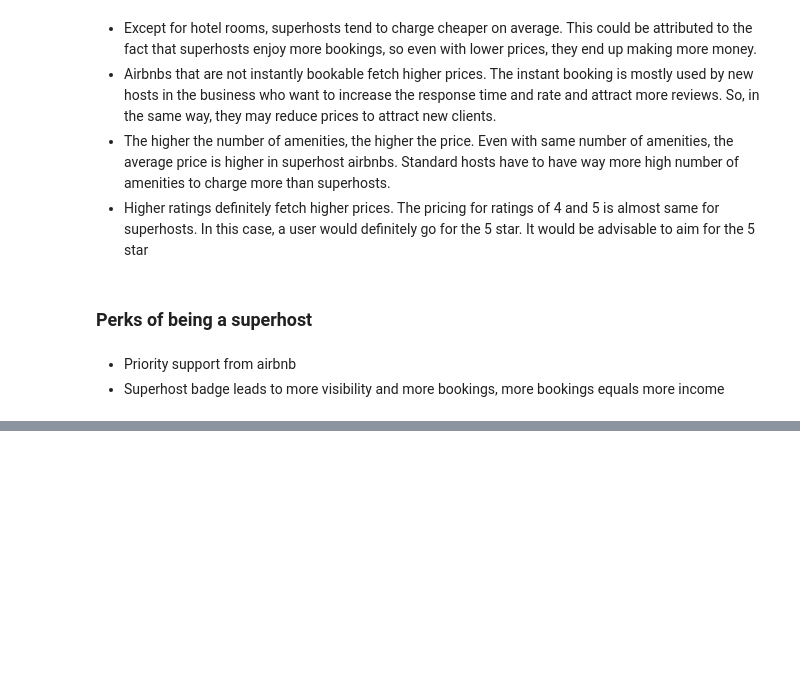
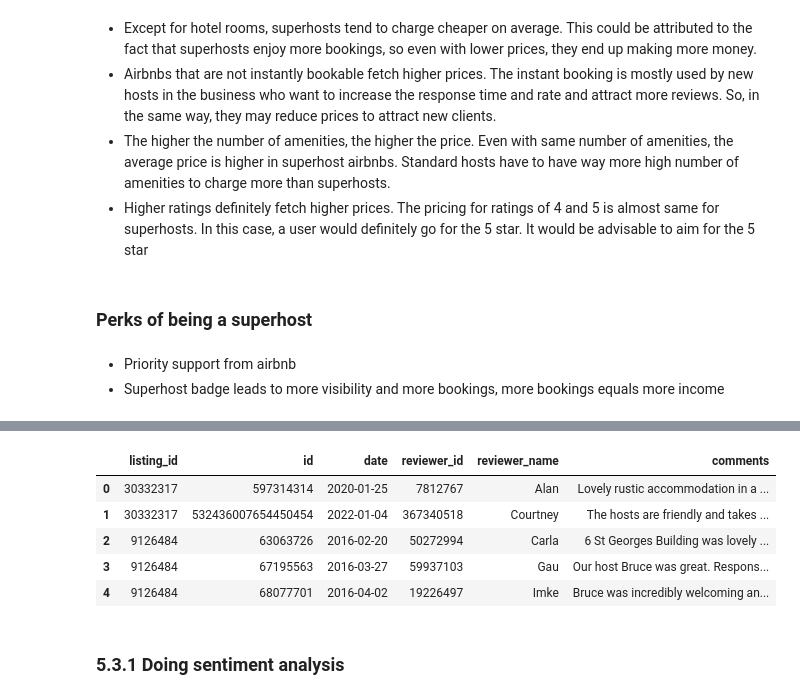
Before and after one commit to Nickimani/Airbnb_Project, a Jupyter notebook: Airbnb_Notebook.ipynb, the cells around one changed output, grey strips where cells are left out. Cells and saved outputs as stored; diff of their text form; code cells hidden in the pictures; blank space fills up the shorter version.

Commit message:
Performed sentiment analysis to reviews feature

```diff
--- a/Airbnb_Notebook.ipynb
+++ b/Airbnb_Notebook.ipynb
@@ -909,0 +928,9 @@ plt.show()
+# %%
+reviews_df.head()
+# %% [output]
+|  | listing_id | id | date | reviewer_id | reviewer_name | comments |
+| 0 | 30332317 | 597314314 | 2020-01-25 | 7812767 | Alan | Lovely rustic accommodation in a ... |
+| 1 | 30332317 | 532436007654450454 | 2022-01-04 | 367340518 | Courtney | The hosts are friendly and takes ... |
+| 2 | 9126484 | 63063726 | 2016-02-20 | 50272994 | Carla | 6 St Georges Building was lovely ... |
+| 3 | 9126484 | 67195563 | 2016-03-27 | 59937103 | Gau | Our host Bruce was great. Respons... |
+| 4 | 9126484 | 68077701 | 2016-04-02 | 19226497 | Imke | Bruce was incredibly welcoming an... |
@@ -909,0 +942,2 @@ plt.show()
+# %% [markdown]
+### 5.3.1 Doing sentiment analysis
```
Also changed, not shown: parts of 33 cells of this notebook.
